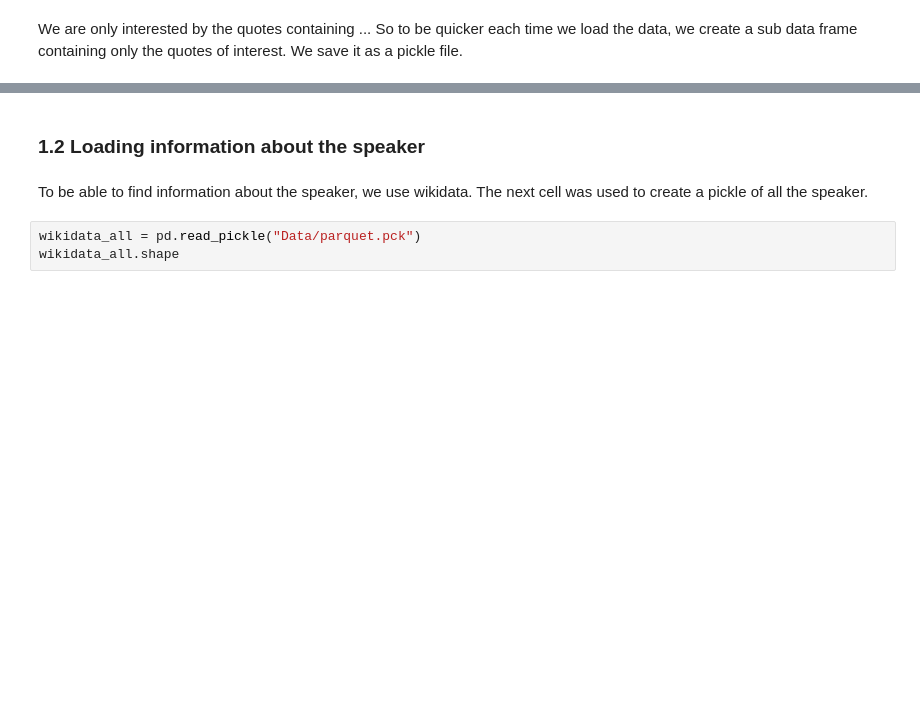
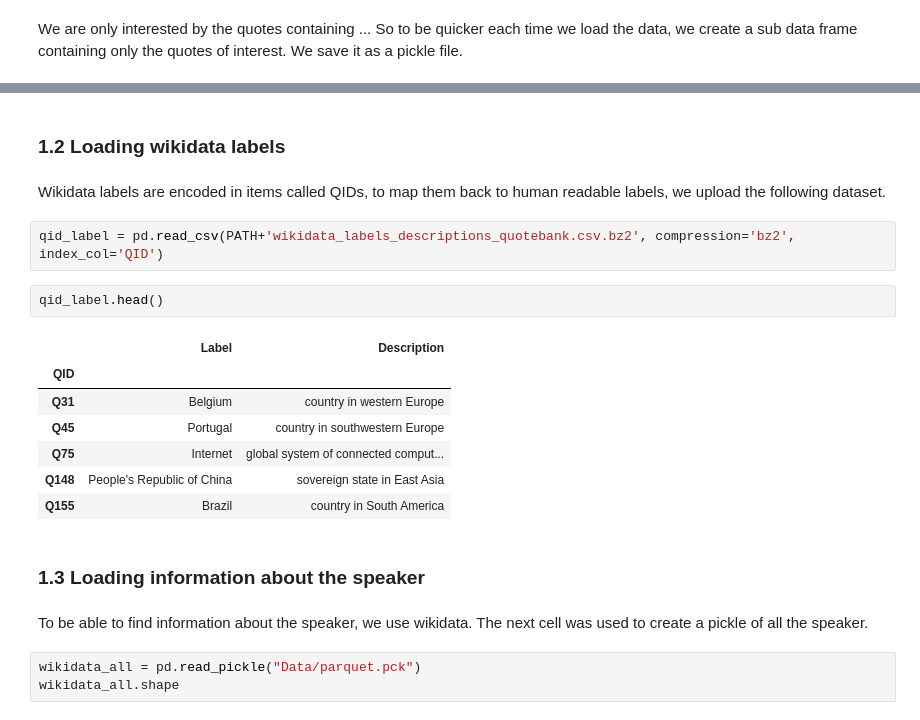
Before and after one commit to coraliegrobel/ada-2021-project-sv4ever, a Jupyter notebook: ada_main.ipynb, the cells around one changed output, grey strips where cells are left out. Cells and saved outputs as stored; diff of their text form; blank space fills up the shorter version.

```diff
--- a/ada_main.ipynb
+++ b/ada_main.ipynb
@@ -92,5 +153,21 @@ saving_wikidata("Data/parquet.pck")
+# %% [markdown]
+### 1.2 Loading wikidata labels
+# %% [markdown]
+Wikidata labels are encoded in items called QIDs, to map them back to human readable labels, we upload the following dataset.
+# %%
+qid_label = pd.read_csv(PATH+'wikidata_labels_descriptions_quotebank.csv.bz2', compression='bz2', index_col='QID')
+# %%
+qid_label.head()
+# %% [output]
+|  | Label | Description |
+| QID |  |  |
+| Q31 | Belgium | country in western Europe |
+| Q45 | Portugal | country in southwestern Europe |
+| Q75 | Internet | global system of connected comput... |
+| Q148 | People's Republic of China | sovereign state in East Asia |
+| Q155 | Brazil | country in South America |
 # %% [markdown]
-### 1.2 Loading information about the speaker
+### 1.3 Loading information about the speaker
 # %% [markdown]
 To be able to find information about the speaker, we use wikidata. The next cell was used to create a pickle of all the speaker.
 # %%
```
Also changed, not shown: parts of 26 cells of this notebook.
